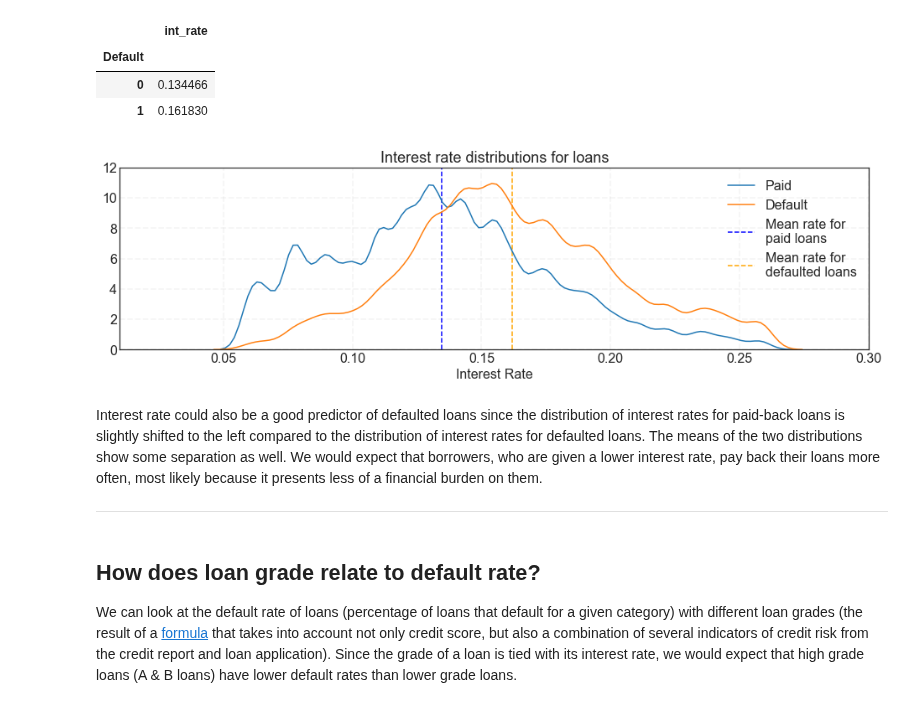
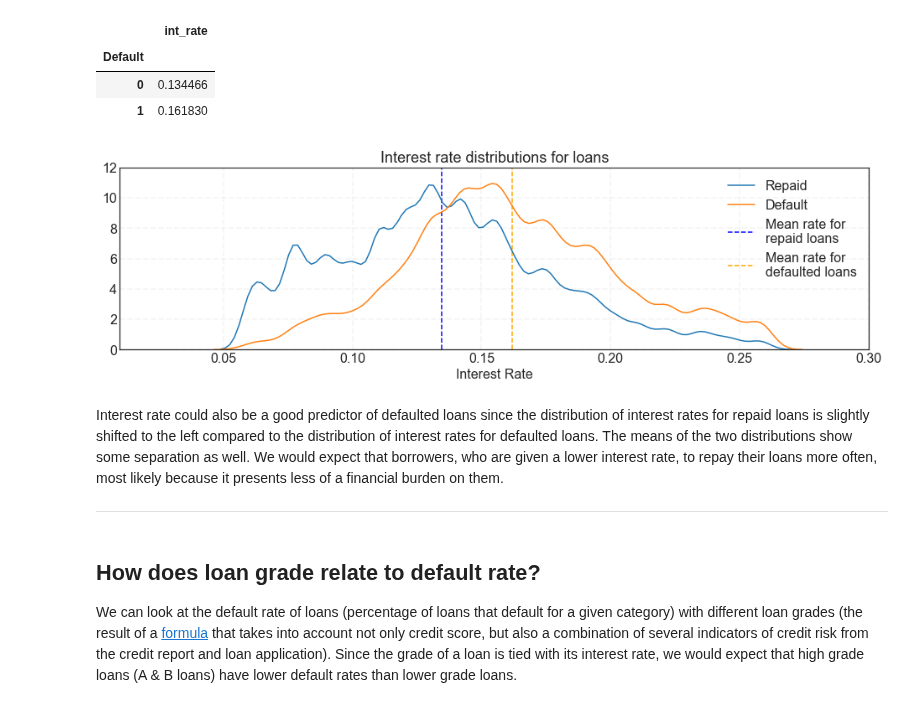
Before and after one commit to bhavenp/209A-FinalProject, a Jupyter notebook: bhaven/EDA_for_final.ipynb, the cells around one changed output. Saved outputs shown, nothing was run; the diff lists cells and outputs as text; code cells hidden in the pictures.

```diff
--- a/bhaven/EDA_for_final.ipynb
+++ b/bhaven/EDA_for_final.ipynb
@@ -113,31 +113,31 @@ train_data_intRate_gb
 # %%
 fig = plt.figure(figsize=(16,4));
 ax = plt.subplot(1,1,1);
 f_size=16;
 
 ax.set_xlabel('Interest Rate', fontsize= f_size);
 # ax.set_ylabel('Density of Distribution', fontsize= f_size);
 ax.set_title('Interest rate distributions for loans', fontsize=18)
 ax.set_xlim(left=0.01, right=0.3);
 ax.set_ylim(bottom=0, top=12);
 ax.tick_params(labelsize=f_size);
 ax.grid(True, lw=1.75, ls='--', alpha=0.2)
 
 
-sns.kdeplot(train_data.loc[train_data['Default'] == 0, 'int_rate'], label='Paid', ax=ax);
-ax.vlines(x=train_data_intRate_gb.int_rate[0], ymin=0, ymax=12, colors='b', linestyles='dashed', label="Mean rate for \npaid loans")
+sns.kdeplot(train_data.loc[train_data['Default'] == 0, 'int_rate'], label='Repaid', ax=ax);
+ax.vlines(x=train_data_intRate_gb.int_rate[0], ymin=0, ymax=12, colors='b', linestyles='dashed', label="Mean rate for \nrepaid loans")
 
 sns.kdeplot(train_data.loc[train_data['Default'] == 1, 'int_rate'], label='Default', ax=ax);
 ax.vlines(x=train_data_intRate_gb.int_rate[1], ymin=0, ymax=12, colors='orange', linestyles='dashed', label="Mean rate for \ndefaulted loans")
 
 ax.legend(loc='best', fontsize=f_size);
 
 # plt.show()
 # plt.savefig('Interest_rate_distrb_for_loans.png', bbox_inches='tight');
 # %% [output]
-[figure, old version]
+[figure, new version]
 # %% [markdown]
-Interest rate could also be a good predictor of defaulted loans since the distribution of interest rates for paid-back loans is slightly shifted to the left compared to the distribution of interest rates for defaulted loans. The means of the two distributions show some separation as well. We would expect that borrowers, who are given a lower interest rate, pay back their loans more often, most likely because it presents less of a financial burden on them.
+Interest rate could also be a good predictor of defaulted loans since the distribution of interest rates for repaid loans is slightly shifted to the left compared to the distribution of interest rates for defaulted loans. The means of the two distributions show some separation as well. We would expect that borrowers, who are given a lower interest rate, to repay their loans more often, most likely because it presents less of a financial burden on them.
 <hr>
 # %% [markdown]
 ## How does loan grade relate to default rate?
```
Also changed, not shown: parts of 12 cells of this notebook.
